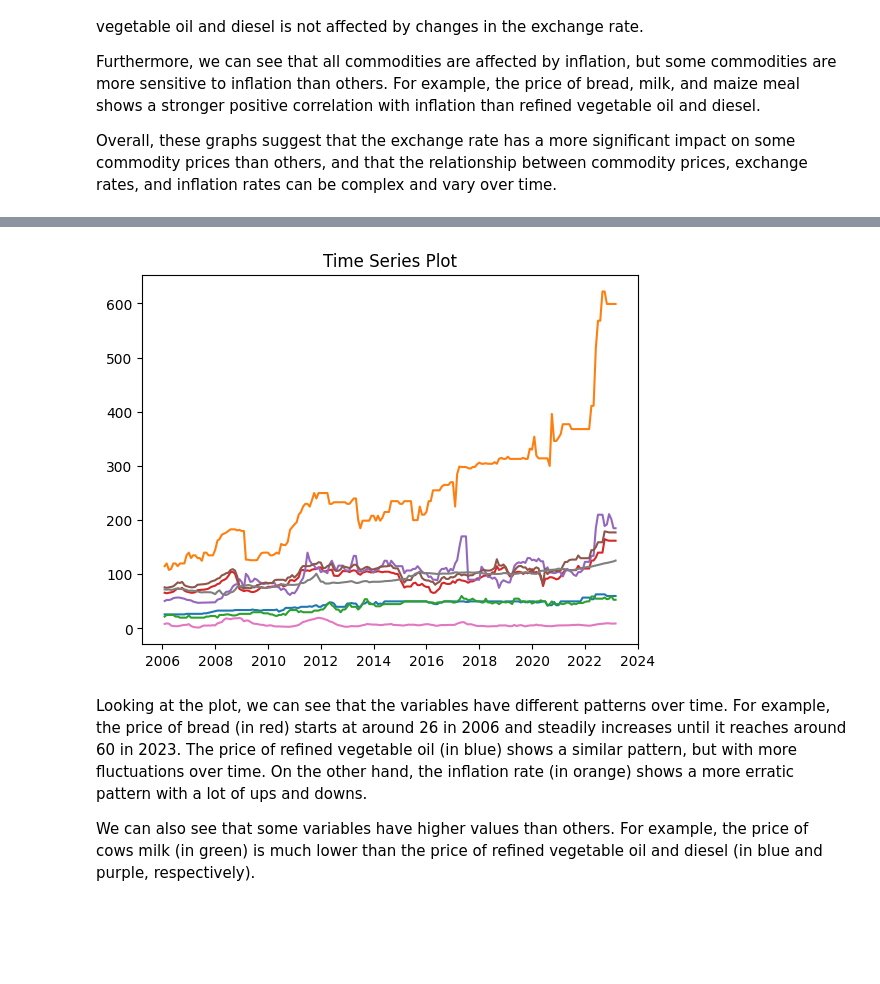
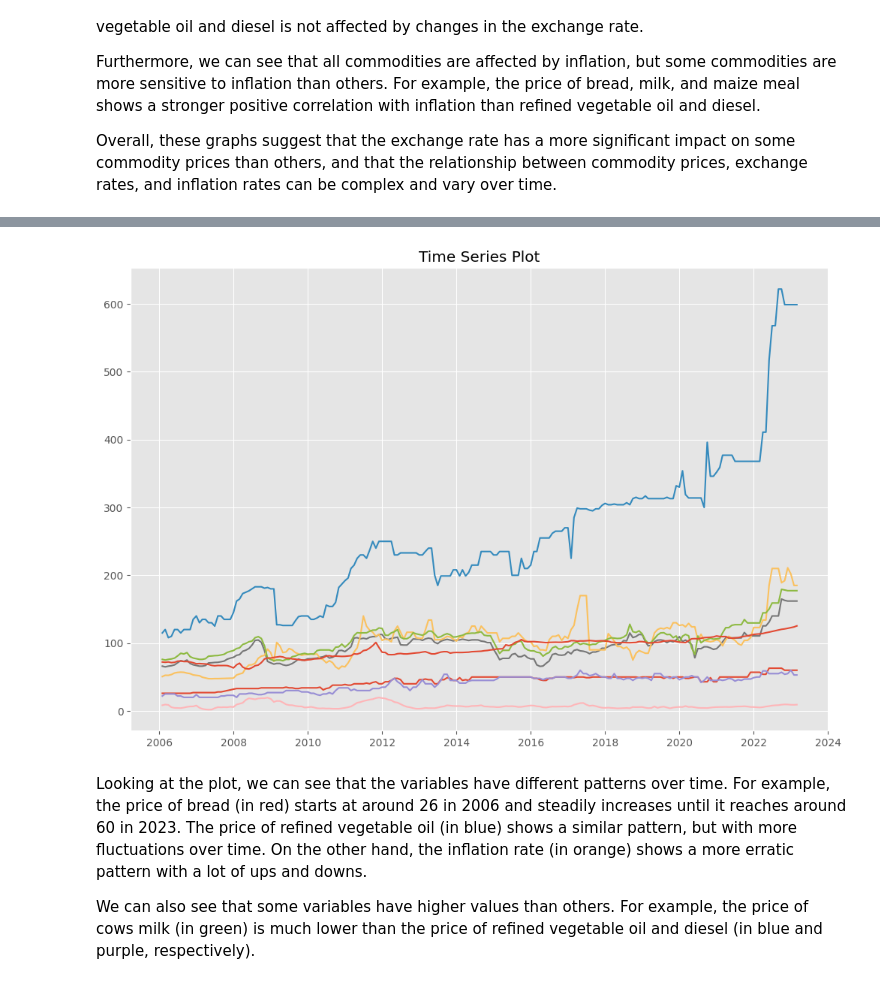
Before and after one commit to BrianKip035/Time_Series_Capstone_Project, a Jupyter notebook: Phase 5 time series project (4) (2) (5).ipynb, the cells around one changed output, grey strips where cells are left out. Drawn from its saved outputs; the diff is of its cells as text; code cells hidden in the pictures; blank space fills up the shorter version.

```diff
--- a/Phase 5 time series project (4) (2) (5).ipynb
+++ b/Phase 5 time series project (4) (2) (5).ipynb
@@ -589,6 +589,7 @@ time_series_data = time_series_data.drop(['Annual Average Inflation', 'Mean', 'S
 # %% [markdown]
 ### Price of bread over the years
 # %%
+plt.style.use('ggplot')
 time_series_data['price of bread (400g)'].plot(figsize=(12,5), color='red')
 # %% [output]
 <AxesSubplot: xlabel='date'>
@@ -848,11 +855,14 @@ time_series_data.head()
 | 2006-05-31 | 26.0 | 120.0 | 25.0 | 67.89 | 55.906667 | ... |
 # %%
 # Plot the data
-plt.plot(time_series_data)
-plt.title('Time Series Plot')
+fig, ax = plt.subplots(figsize=(12, 8))
+
+ax.plot(time_series_data)
+ax.set_title('Time Series Plot')
+
 plt.show()
 # %% [output]
-[figure, old version]
+[figure, new version]
 # %% [markdown]
 Looking at the plot, we can see that the variables have different patterns over time. For example, the price of bread (in red) starts at around 26 in 2006 and steadily increases until it reaches around 60 in 2023. The price of refined vegetable oil (in blue) shows a similar pattern, but with more fluctuations over time. On the other hand, the inflation rate (in orange) shows a more erratic pattern with a lot of ups and downs.
 
```
Also changed, not shown: parts of 36 cells of this notebook.
